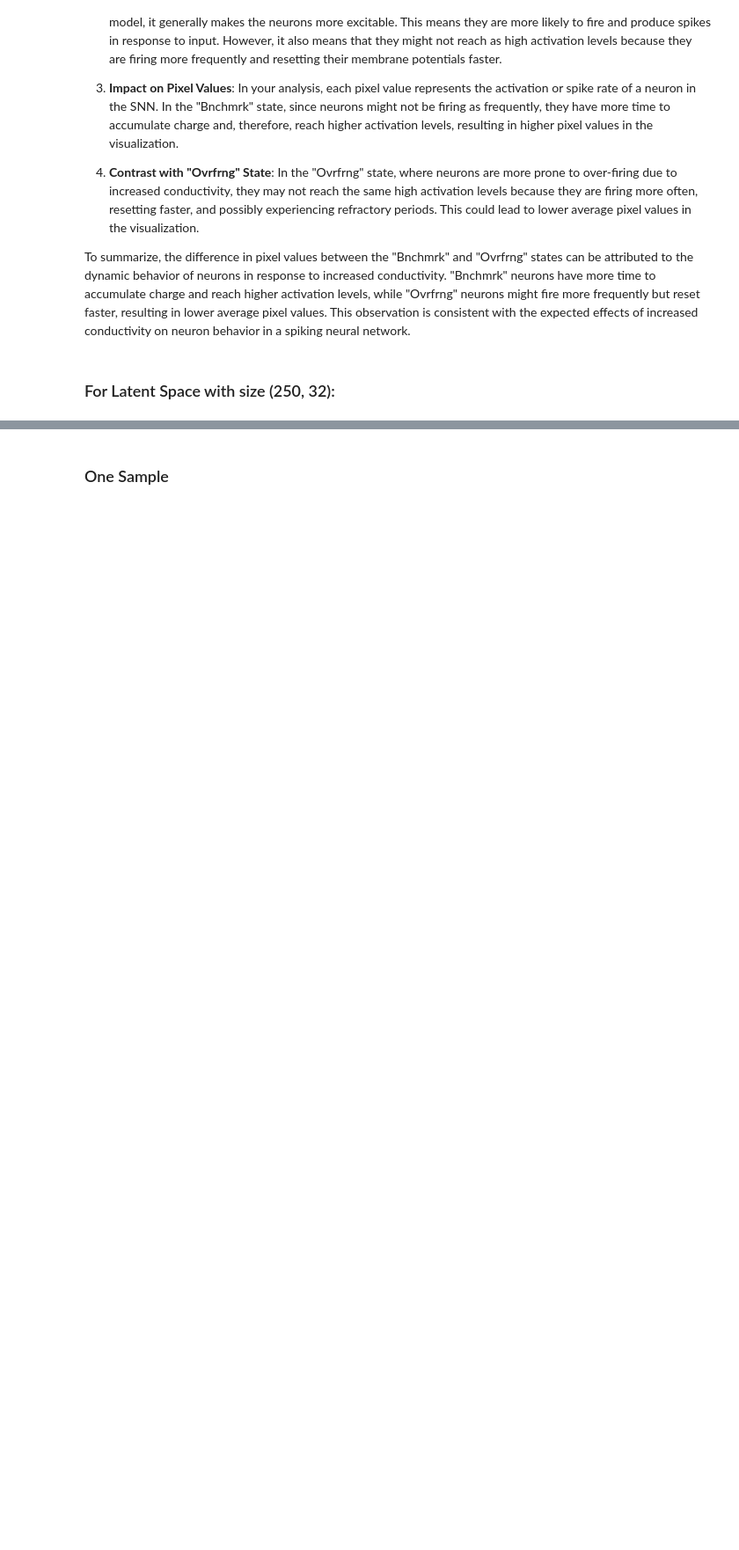
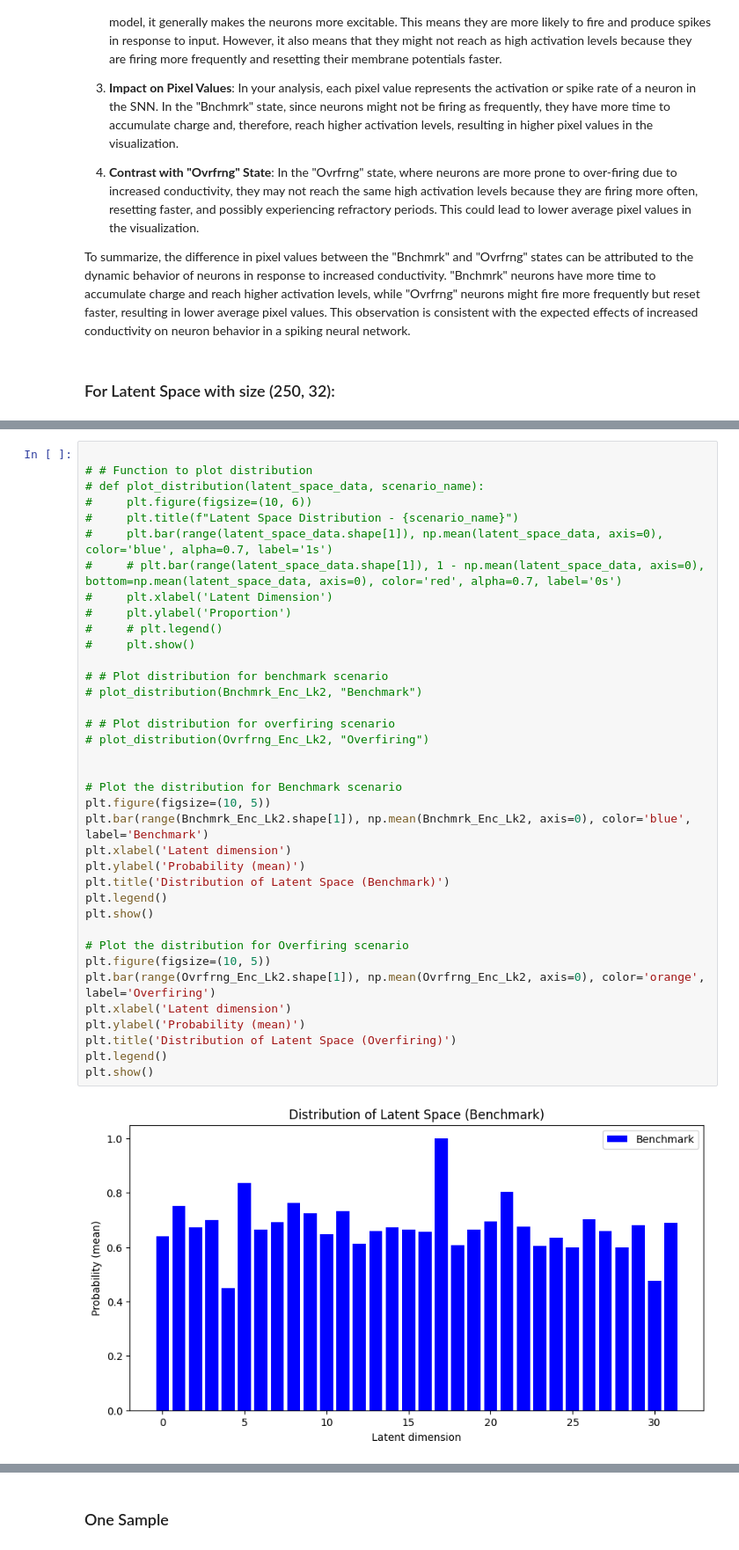
Before and after one commit to Mrezakhodashenas/PhD-NN, a Jupyter notebook: Entropy.ipynb, the cells around one changed output, grey strips where cells are left out. Shown at 88% size. Cells and saved outputs as stored; diff of their text form; blank space fills up the shorter version.

Commit message:
Latent_space_analysis

```diff
--- a/Entropy.ipynb
+++ b/Entropy.ipynb
@@ -1775,0 +1777,39 @@ shape of Ovrfrng_Enc_Lk2 torch.Size([250, 32])
+# %%
+
+# # Function to plot distribution
+# def plot_distribution(latent_space_data, scenario_name):
+#     plt.figure(figsize=(10, 6))
+#     plt.title(f"Latent Space Distribution - {scenario_name}")
+#     plt.bar(range(latent_space_data.shape[1]), np.mean(latent_space_data, axis=0), color='blue', alpha=0.7, label='1s')
+#     # plt.bar(range(latent_space_data.shape[1]), 1 - np.mean(latent_space_data, axis=0), bottom=np.mean(latent_space_data, axis=0), color='red', alpha=0.7, label='0s')
+#     plt.xlabel('Latent Dimension')
+#     plt.ylabel('Proportion')
+#     # plt.legend()
+#     plt.show()
+
+# # Plot distribution for benchmark scenario
+# plot_distribution(Bnchmrk_Enc_Lk2, "Benchmark")
+
+# # Plot distribution for overfiring scenario
+# plot_distribution(Ovrfrng_Enc_Lk2, "Overfiring")
+
+
+# Plot the distribution for Benchmark scenario
+plt.figure(figsize=(10, 5))
+plt.bar(range(Bnchmrk_Enc_Lk2.shape[1]), np.mean(Bnchmrk_Enc_Lk2, axis=0), color='blue', label='Benchmark')
+plt.xlabel('Latent dimension')
+plt.ylabel('Probability (mean)')
+plt.title('Distribution of Latent Space (Benchmark)')
+plt.legend()
+plt.show()
+
+# Plot the distribution for Overfiring scenario
+plt.figure(figsize=(10, 5))
+plt.bar(range(Ovrfrng_Enc_Lk2.shape[1]), np.mean(Ovrfrng_Enc_Lk2, axis=0), color='orange', label='Overfiring')
+plt.xlabel('Latent dimension')
+plt.ylabel('Probability (mean)')
+plt.title('Distribution of Latent Space (Overfiring)')
+plt.legend()
+plt.show()
+# %% [output]
+[figure, added]
```
Also changed, not shown: parts of 12 cells of this notebook.
